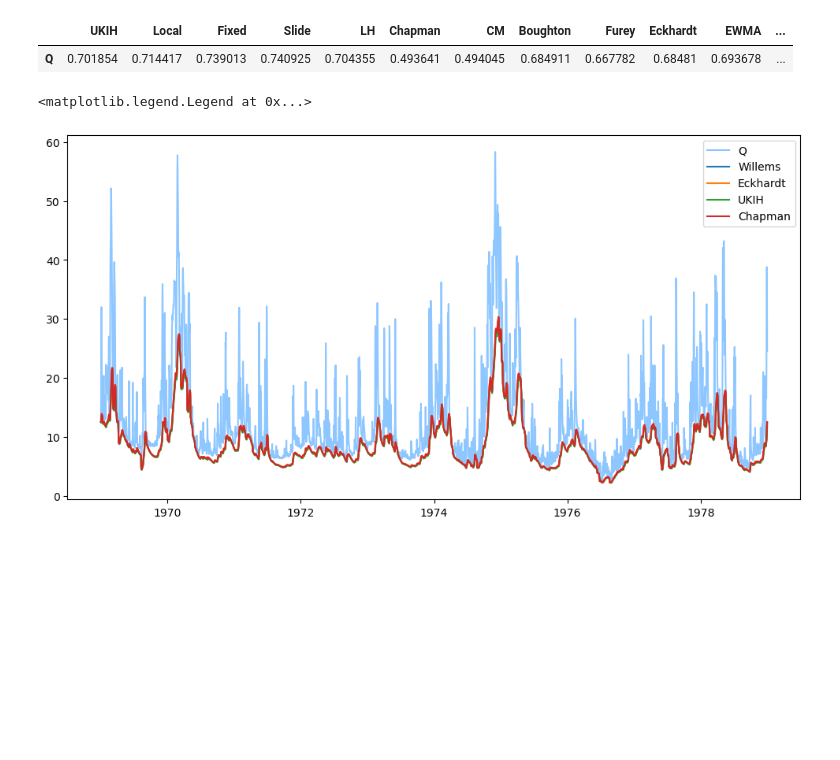
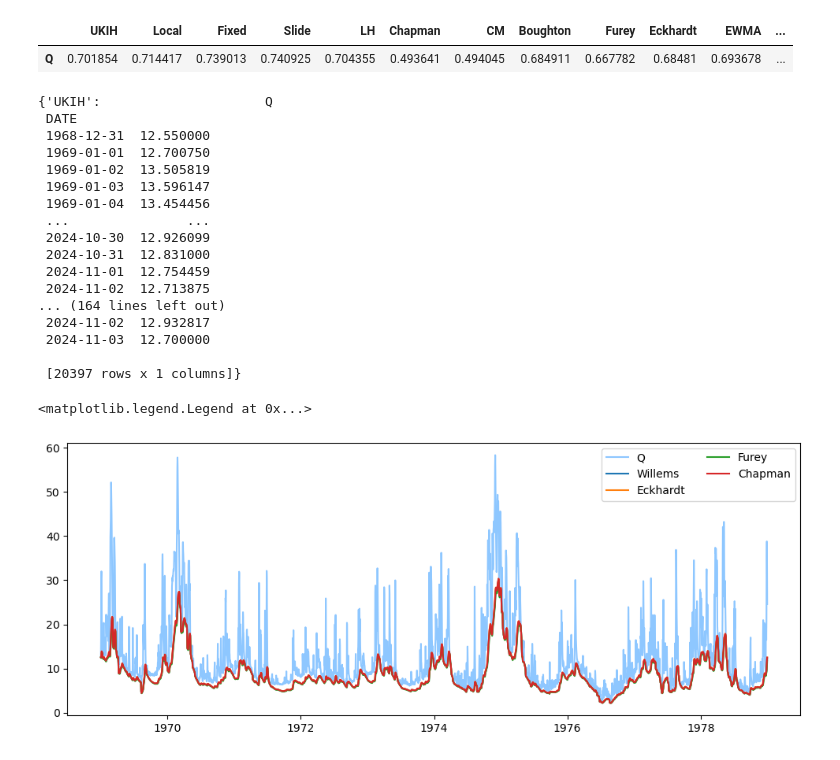
Before and after one commit to klekarkar/mHM_IO_dataprocessing, a Jupyter notebook: baseflow_separation.ipynb, the cells around one changed output. Cells and saved outputs as stored; diff of their text form; code cells hidden in the pictures; blank space fills up the shorter version.

Commit message:
added plots for filtered baseflow

```diff
--- a/baseflow_separation.ipynb
+++ b/baseflow_separation.ipynb
@@ -66,23 +27,43 @@ bfi
 # %% [output]
 |  | UKIH | Local | Fixed | Slide | LH | Chapman | CM | Boughton | Furey | Eckhardt | EWMA | ... |
 | Q | 0.701854 | 0.714417 | 0.739013 | 0.740925 | 0.704355 | 0.493641 | 0.494045 | 0.684911 | 0.667782 | 0.68481 | 0.693678 | ... |
+# %%
+dfs
+# %% [output]
+{'UKIH':                     Q
+ DATE
+ 1968-12-31  12.550000
+ 1969-01-01  12.700750
+ 1969-01-02  13.505819
+ 1969-01-03  13.596147
+ 1969-01-04  13.454456
+ ...               ...
+ 2024-10-30  12.926099
+ 2024-10-31  12.831000
+ 2024-11-01  12.754459
+ 2024-11-02  12.713875
+... (164 lines left out)
+ 2024-11-02  12.932817
+ 2024-11-03  12.700000
+
+ [20397 rows x 1 columns]}
 # %%
-fig,ax = plt.subplots(figsize=(12, 6))
+fig,ax = plt.subplots(figsize=(12, 4.5))
 #plot the hydrograph
 min_date = df.index.min()
 max_date = '1979-01-01'
 
 
 plt.plot(df['Q'][min_date:max_date], label='Q', c='dodgerblue', alpha=0.5)
 
 #plot the baseflow
 plt.plot(dfs['Willems'][min_date:max_date], label='Willems')
 plt.plot(dfs['Eckhardt'][min_date:max_date], label='Eckhardt')
-plt.plot(dfs['Furey'][min_date:max_date], label='UKIH')
+plt.plot(dfs['Furey'][min_date:max_date], label='Furey')
 plt.plot(dfs['Boughton'][min_date:max_date], label='Chapman')
 
 #plt.ylim(0, 70)
-plt.legend()
+plt.legend(ncol=2)
 # %% [output]
 <matplotlib.legend.Legend at 0x...>
-[figure, old version]
+[figure, new version]
```
Also changed, not shown: parts of 1 cell of this notebook.
